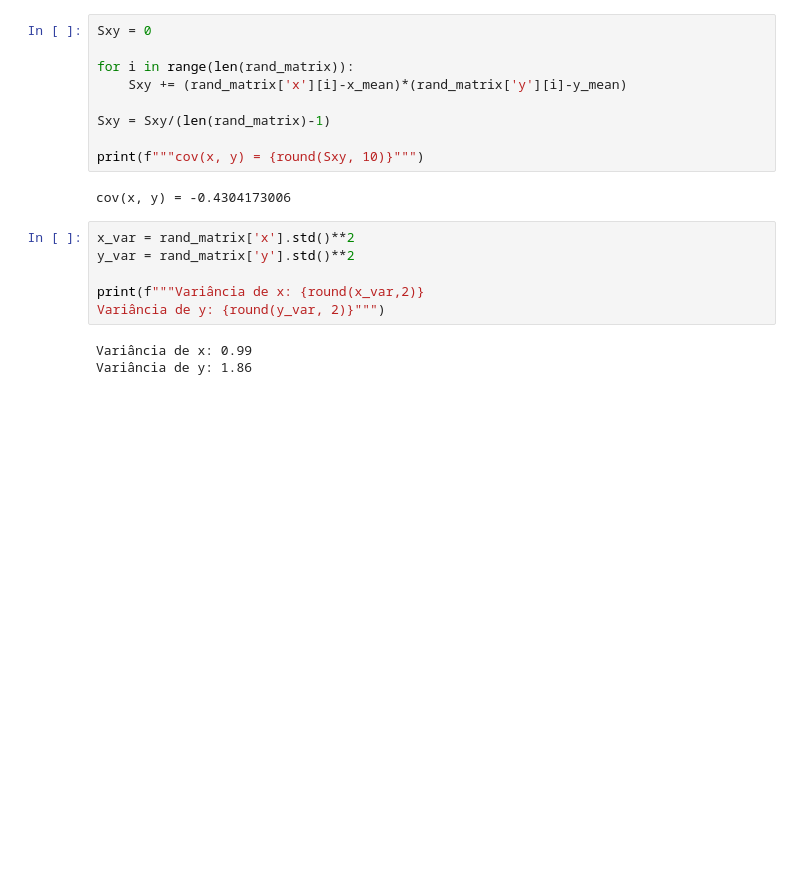
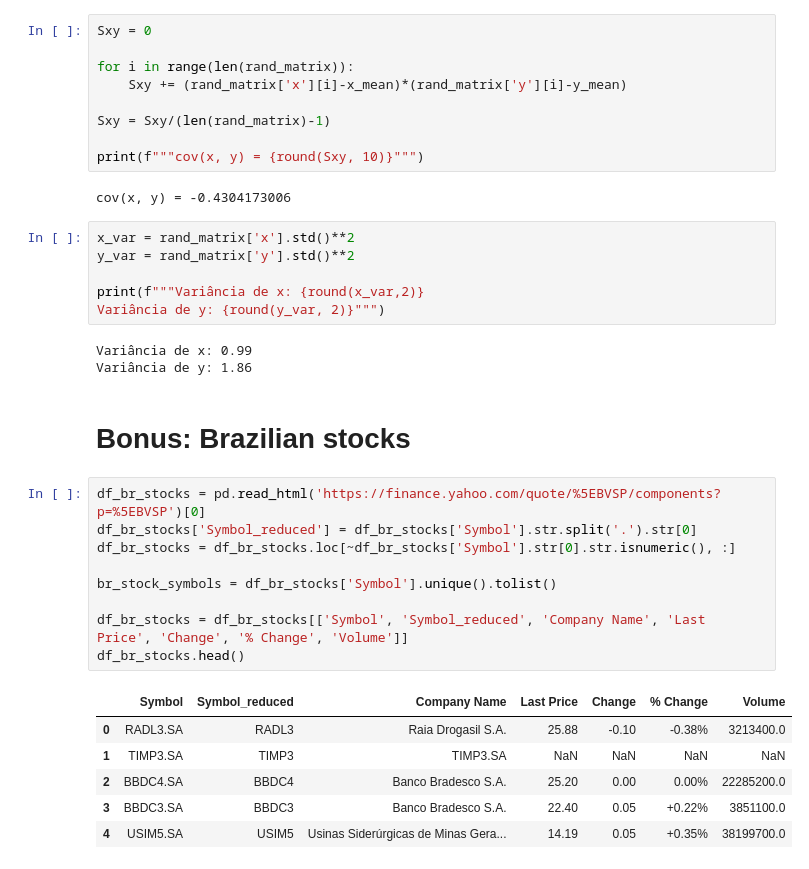
Before and after one commit to cafe-com-analytics/financial_engineering_suto, a Jupyter notebook: section_01/01_exercise.ipynb, the cells around one changed output. Cells and saved outputs as stored; diff of their text form; blank space fills up the shorter version.

Commit message:
[feat] Added a br stock script in 01_exercise.ipynb.

```diff
--- a/section_01/01_exercise.ipynb
+++ b/section_01/01_exercise.ipynb
@@ -131,3 +131,21 @@ Variância de y: {round(y_var, 2)}""")
 # %% [output]
 Variância de x: 0.99
 Variância de y: 1.86
+# %% [markdown]
+# Bonus: Brazilian stocks
+# %%
+df_br_stocks = pd.read_html('https://finance.yahoo.com/quote/%5EBVSP/components?p=%5EBVSP')[0]
+df_br_stocks['Symbol_reduced'] = df_br_stocks['Symbol'].str.split('.').str[0]
+df_br_stocks = df_br_stocks.loc[~df_br_stocks['Symbol'].str[0].str.isnumeric(), :]
+
+br_stock_symbols = df_br_stocks['Symbol'].unique().tolist()
+
+df_br_stocks = df_br_stocks[['Symbol', 'Symbol_reduced', 'Company Name', 'Last Price', 'Change', '% Change', 'Volume']]
+df_br_stocks.head()
+# %% [output]
+|  | Symbol | Symbol_reduced | Company Name | Last Price | Change | % Change | Volume |
+| 0 | RADL3.SA | RADL3 | Raia Drogasil S.A. | 25.88 | -0.10 | -0.38% | 3213400.0 |
+| 1 | TIMP3.SA | TIMP3 | TIMP3.SA | NaN | NaN | NaN | NaN |
+| 2 | BBDC4.SA | BBDC4 | Banco Bradesco S.A. | 25.20 | 0.00 | 0.00% | 22285200.0 |
+| 3 | BBDC3.SA | BBDC3 | Banco Bradesco S.A. | 22.40 | 0.05 | +0.22% | 3851100.0 |
+| 4 | USIM5.SA | USIM5 | Usinas Siderúrgicas de Minas Gera... | 14.19 | 0.05 | +0.35% | 38199700.0 |
```
Also changed, not shown: parts of 2 cells of this notebook, 3 other files.
